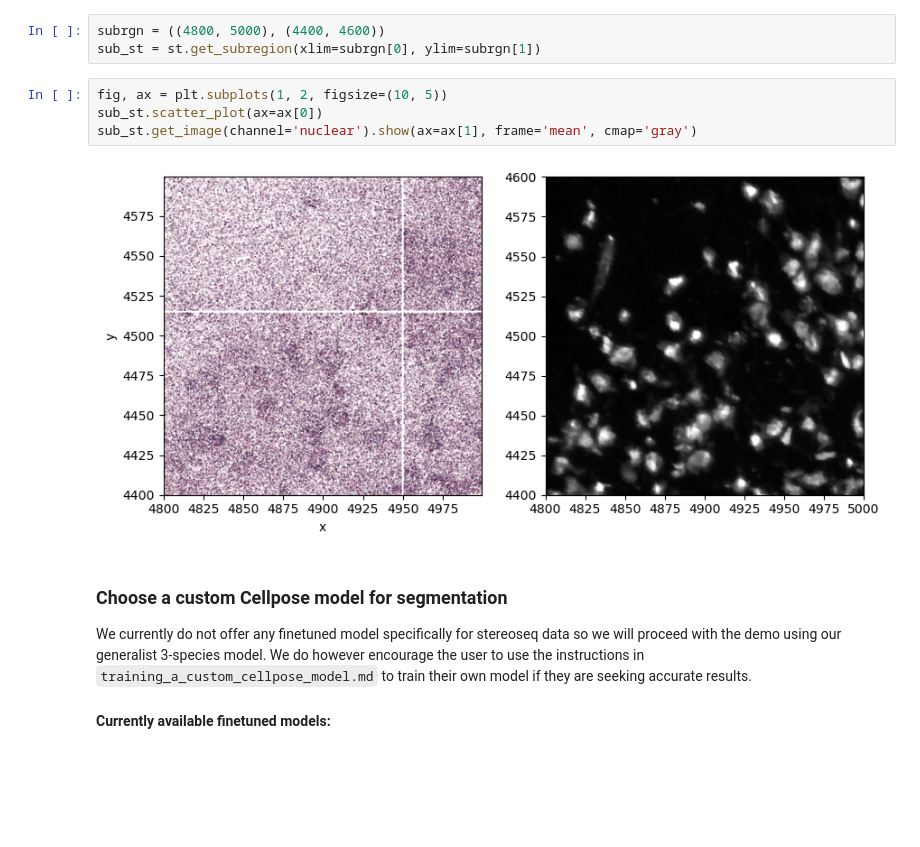
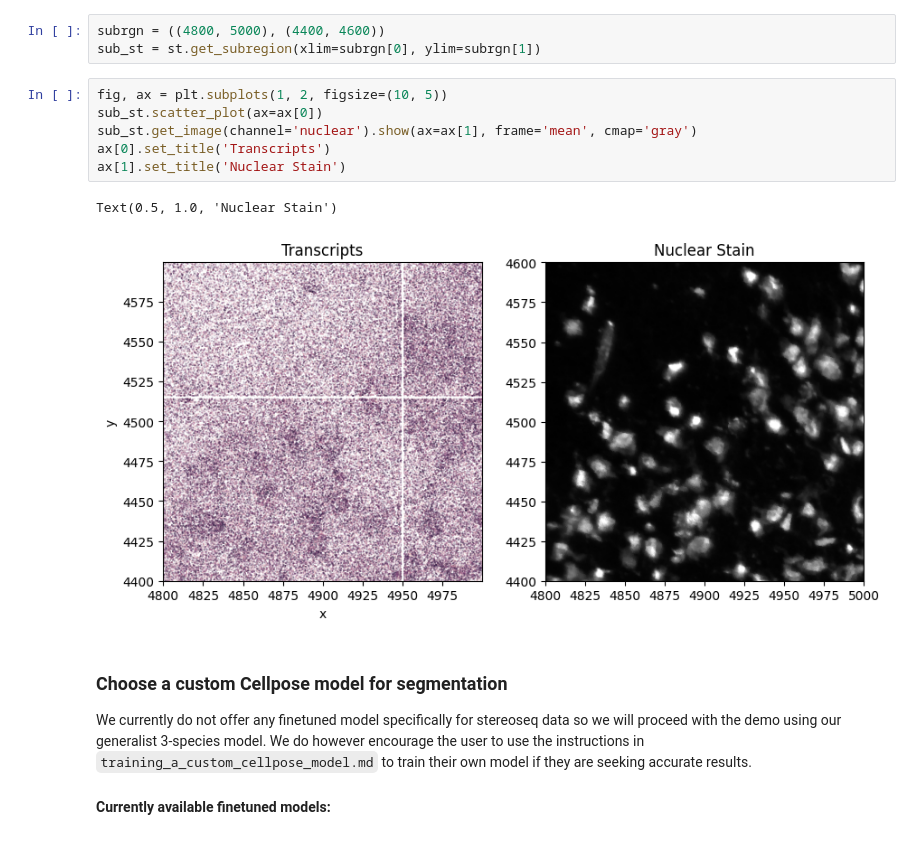
Before and after one commit to AllenInstitute/spots-in-space, a Jupyter notebook: demos/stereoseq_demo.ipynb, the cells around one changed output. Saved outputs shown, nothing was run; the diff lists cells and outputs as text; blank space fills up the shorter version.

```diff
--- a/demos/stereoseq_demo.ipynb
+++ b/demos/stereoseq_demo.ipynb
@@ -50,9 +50,12 @@ sub_st = st.get_subregion(xlim=subrgn[0], ylim=subrgn[1])
 # %%
 fig, ax = plt.subplots(1, 2, figsize=(10, 5))
 sub_st.scatter_plot(ax=ax[0])
 sub_st.get_image(channel='nuclear').show(ax=ax[1], frame='mean', cmap='gray')
+ax[0].set_title('Transcripts')
+ax[1].set_title('Nuclear Stain')
 # %% [output]
+Text(0.5, 1.0, 'Nuclear Stain')
-[figure, old version]
+[figure, new version]
 # %% [markdown]
 ### Choose a custom Cellpose model for segmentation
 We currently do not offer any finetuned model specifically for stereoseq data so we will proceed with the demo using our generalist 3-species model. We do however encourage the user to use the instructions in `training_a_custom_cellpose_model.md` to train their own model if they are seeking accurate results.
```
Also changed, not shown: parts of 12 cells of this notebook, 2 other files.
